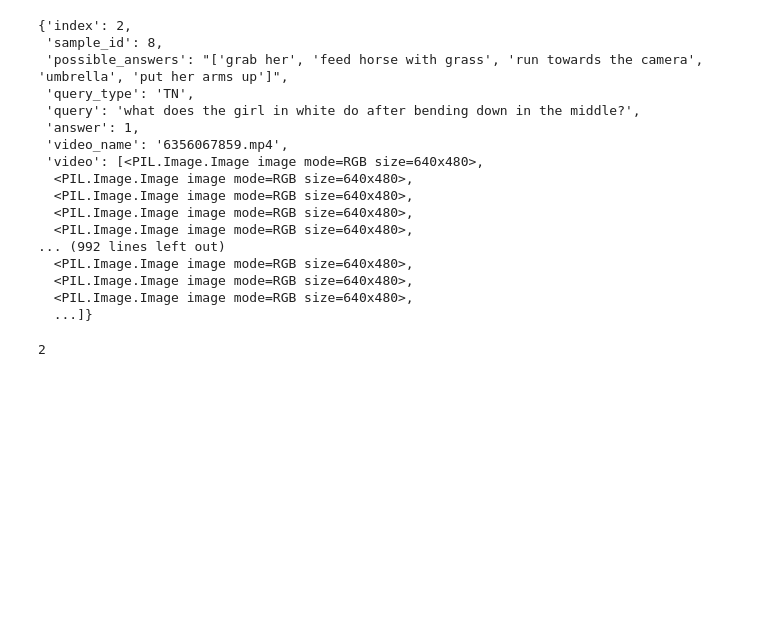
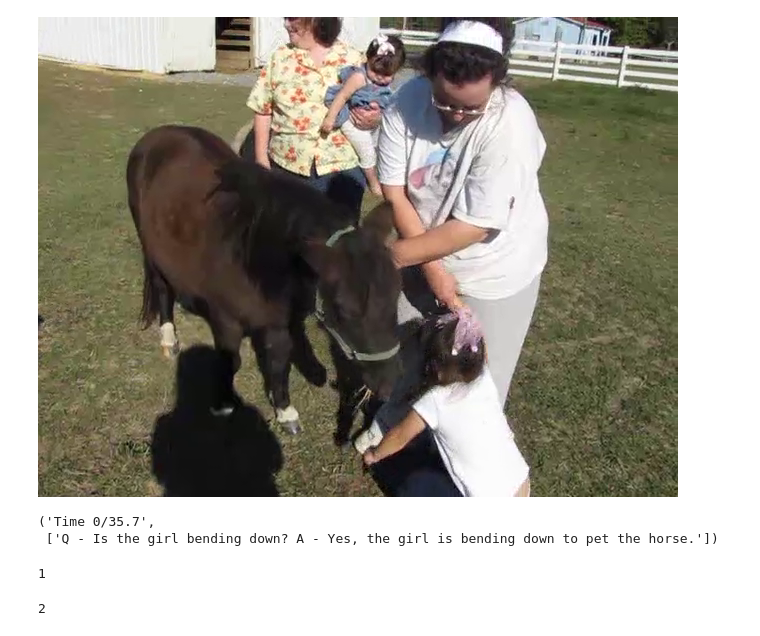
Before and after one commit to chuyishang/vidVQA, a Jupyter notebook: test.ipynb, the cells around one changed output. Cells and saved outputs as stored; diff of their text form; code cells hidden in the pictures; blank space fills up the shorter version.

```diff
--- a/test.ipynb
+++ b/test.ipynb
@@ -14,3 +19,7 @@ siglip = modules.SiglipModel(gpu_number=0, siglip_model_type="ViT-B-16-SigLIP")
 llava = modules.LLAVA(gpu_number=1)
 # %%
 llm = modules.GPTModel()
+# %%
+item = dataset[3]
+video = VideoObj(item["video"], item["query"], item["possible_answers"])
+ans.video = video
@@ -23,23 +48,17 @@ video = VideoObj(item["video"], item["query"], item["possible_answers"])
-# %%
-item
-# %% [output]
-{'index': 2,
- 'sample_id': 8,
- 'possible_answers': "['grab her', 'feed horse with grass', 'run towards the camera', 'umbrella', 'put her arms up']",
- 'query_type': 'TN',
- 'query': 'what does the girl in white do after bending down in the middle?',
- 'answer': 1,
- 'video_name': '6356067859.mp4',
- 'video': [<PIL.Image.Image image mode=RGB size=640x480>,
-  <PIL.Image.Image image mode=RGB size=640x480>,
-  <PIL.Image.Image image mode=RGB size=640x480>,
-  <PIL.Image.Image image mode=RGB size=640x480>,
-  <PIL.Image.Image image mode=RGB size=640x480>,
-... (992 lines left out)
-  <PIL.Image.Image image mode=RGB size=640x480>,
-  <PIL.Image.Image image mode=RGB size=640x480>,
-  <PIL.Image.Image image mode=RGB size=640x480>,
-  ...]}
+# %%
+video[560]
+# %% [output]
+[figure, added]
+# %%
+resp = ans.extractor.forward(item['video'][200], questions=["Is the girl bending down?"], caption=False)
+resp
+# %% [output]
+('Time 0/35.7',
+ ['Q - Is the girl bending down? A - Yes, the girl is bending down to pet the horse.'])
+# %%
+ans.forward()
+# %% [output]
+1
 # %%
 ans.forward()
 # %% [output]
```
Also changed, not shown: parts of 5 cells of this notebook, 8 other files.
